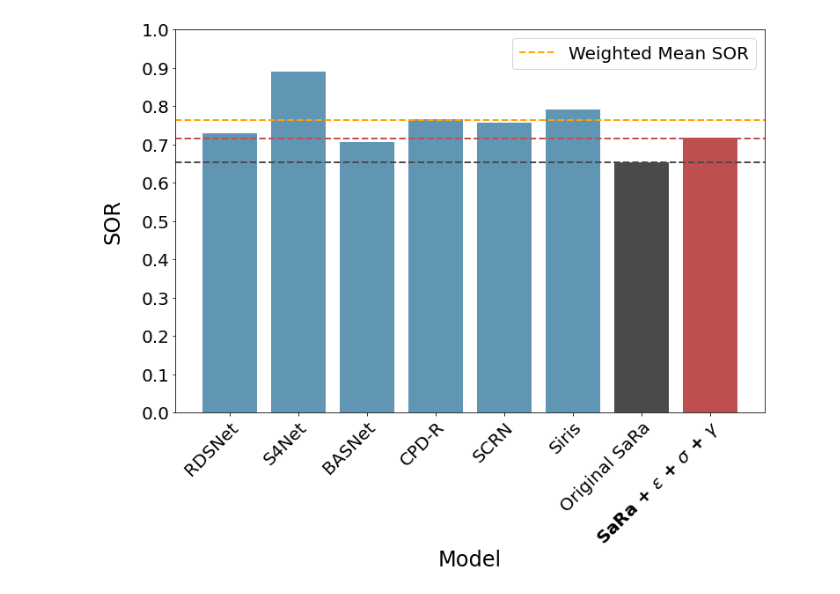
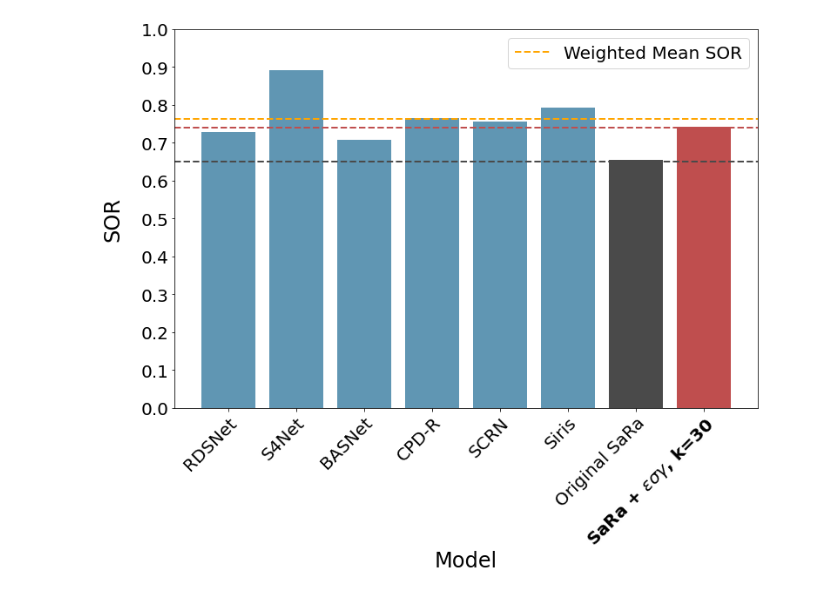
Before and after one commit to matthewkenely/ICT3909, a Jupyter notebook: optimisations/saliency-generator/Performance.ipynb, the cells around one changed output. Saved outputs shown, nothing was run; the diff lists cells and outputs as text; code cells hidden in the pictures.

```diff
--- a/optimisations/saliency-generator/Performance.ipynb
+++ b/optimisations/saliency-generator/Performance.ipynb
@@ -6,9 +6,9 @@ prior = [0.728, 0.891, 0.707, 0.766, 0.756, 0.792]
 prior_no_images = [2418, 1507, 2402, 2417, 2418, 2365]
 prior_labels = ['RDSNet', 'S4Net', 'BASNet', 'CPD-R', 'SCRN', 'Siris']
 # %%
-new = [0.654, 0.718]
+new = [0.654, 0.743]
 new_no_images = [2347, 2347, 2347, 2347, 2347]
-new_labels = ['Original SaRa', 'SaRa + $\epsilon$ + $\sigma$ + $\gamma$']
+new_labels = ['Original SaRa', 'SaRa + $\epsilon\sigma\gamma$, k=30']
 # %%
 all = prior + new
 all_no_images = prior_no_images + new_no_images
@@ -27,32 +27,32 @@ plt.bar(np.arange(len(all)), all, color=colors)
 plt.xlabel('Model', fontsize=24, labelpad=10)
 plt.ylabel('SOR', fontsize=24, labelpad=10)
 
 # Add padding to ylabel
 plt.gca().xaxis.labelpad = 1
 plt.gca().yaxis.labelpad = 20
 
 # Add horizontal lines at the tops of the bars which span the entire plot
 for i in range(len(all)):
     if i > 5:
-        plt.axhline(y=all[i] - 0.002, color=colors[i], linestyle='--', linewidth=2)
+        plt.axhline(y=all[i] - 0.003, color=colors[i], linestyle='--', linewidth=2)
 
 # Change opacities of bars according to all_no_images
 # for i in range(len(all)):
 #     plt.gca().patches[i].set_alpha(all_no_images[i] / 2418)
 
 # Plot a line at y = 0.765
 plt.axhline(y=0.765 - 0.002, color='orange', linestyle='--', linewidth=2, label='Weighted Mean SOR')
 
 plt.xticks(np.arange(len(all)), all_labels, rotation=45, fontsize=20, ha='right', rotation_mode='anchor')
 
 # Set last tick label to be bold
 labels = plt.gca().get_xticklabels()
 labels[-1].set_fontweight('bold')
 
 plt.yticks(np.arange(0, 1.1, 0.1), fontsize=20)
 plt.ylim(0, 1)
 plt.legend(fontsize=20)
 # plt.grid(axis='y', color='#808080', linewidth=0.5)
 plt.show()
 # %% [output]
-[figure, old version]
+[figure, new version]
```
Also changed, not shown: 8 other files.
